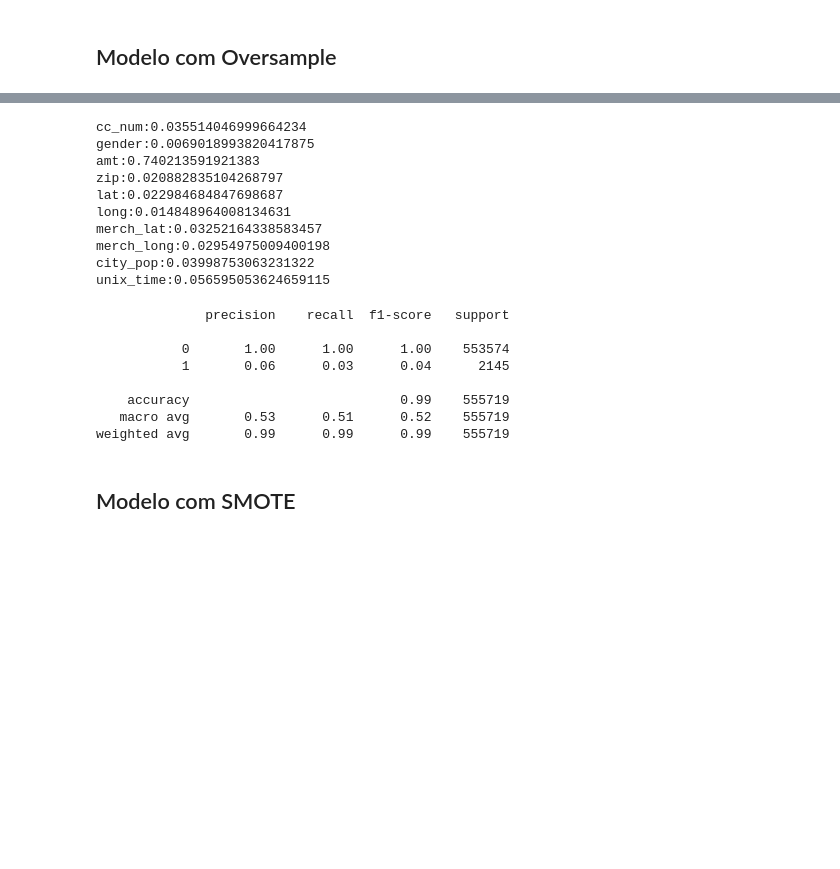
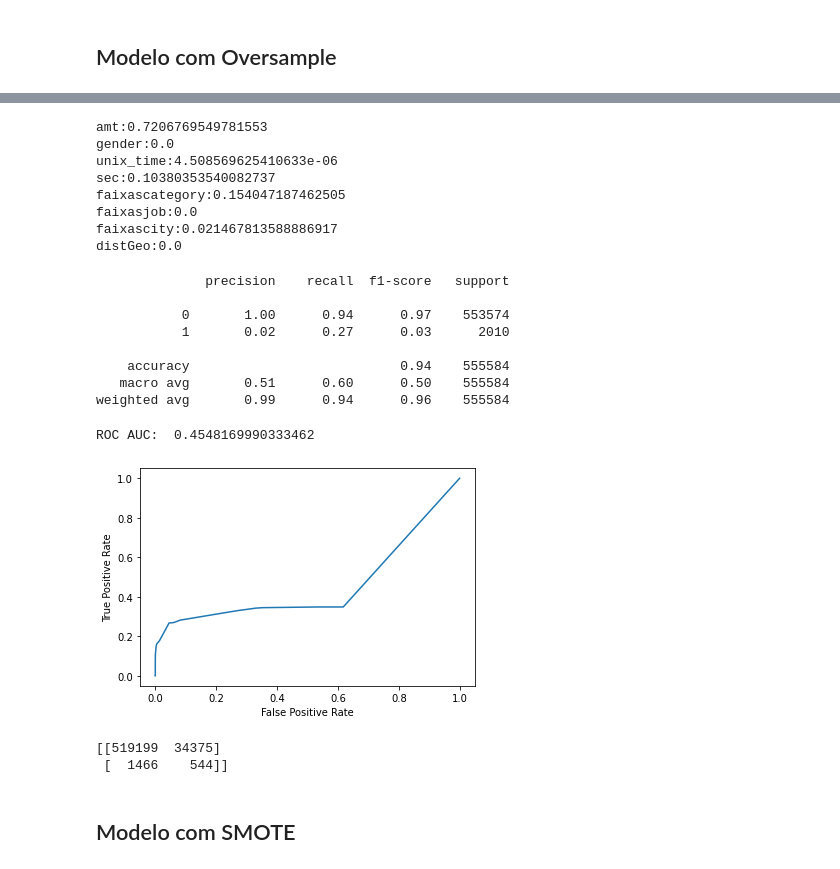
Before and after one commit to cristianomendieta/fraudes-bancarias-CIDAMO, a Jupyter notebook: code/Decision Tree.ipynb, the cells around one changed output, grey strips where cells are left out. Drawn from its saved outputs; the diff is of its cells as text; code cells hidden in the pictures; blank space fills up the shorter version.

```diff
--- a/code/Decision Tree.ipynb
+++ b/code/Decision Tree.ipynb
@@ -99,2 +172,7 @@ weighted avg       1.00      0.84      0.91    555719
 # %% [markdown]
 ## Modelo com Oversample
+# %%
+X_train_over = data_oversample[atributes]
+y_train_over = data_oversample['is_fraud']
+
+grid_search_dt.fit(X_train_over, y_train_over)
@@ -101,33 +187,47 @@ weighted avg       1.00      0.84      0.91    555719
+# %%
+gs_params = grid_search_dt.best_params_
 # %%
-X_train = data_oversample[atributes]
-y_train = data_oversample['is_fraud']
-
-dt = DecisionTreeClassifier()
-dt = dt.fit(X_train, y_train)
-for atribute,importance in zip(X_train.columns,dt.feature_importances_):
+dt = DecisionTreeClassifier(random_state=42, criterion=gs_params['criterion'], max_depth=gs_params['max_depth'])
+dt = dt.fit(X_train_over, y_train_over)
+for atribute,importance in zip(X_train_over.columns,dt.feature_importances_):
     print("{}:{}".format(atribute, importance))
 # %% [output]
-cc_num:0.035514046999664234
-gender:0.0069018993820417875
-amt:0.740213591921383
-zip:0.020882835104268797
-lat:0.022984684847698687
-long:0.014848964008134631
-merch_lat:0.03252164338583457
-merch_long:0.02954975009400198
-city_pop:0.03998753063231322
-unix_time:0.056595053624659115
+amt:0.7206769549781553
+gender:0.0
+unix_time:4.508569625410633e-06
+sec:0.10380353540082737
+faixascategory:0.154047187462505
+faixasjob:0.0
+faixascity:0.021467813588886917
+distGeo:0.0
 # %%
-result = dt.predict(X_test)
+result = grid_search_dt.predict(X_test)
 print(metrics.classification_report(y_test,result))
 # %% [output]
               precision    recall  f1-score   support
 
-           0       1.00      1.00      1.00    553574
-           1       0.06      0.03      0.04      2145
+           0       1.00      0.94      0.97    553574
+           1       0.02      0.27      0.03      2010
 
-    accuracy                           0.99    555719
-   macro avg       0.53      0.51      0.52    555719
-weighted avg       0.99      0.99      0.99    555719
+    accuracy                           0.94    555584
+   macro avg       0.51      0.60      0.50    555584
+weighted avg       0.99      0.94      0.96    555584
+# %%
+y_predict_proba = dt.predict_proba(X_test)[:,1]
+fpr, tpr, _ = metrics.roc_curve(y_test, y_predict_proba)
+print('\nROC AUC: ', metrics.roc_auc_score(y_test, y_predict_proba))
+
+plt.plot(fpr, tpr)
+plt.ylabel('True Positive Rate')
+plt.xlabel('False Positive Rate')
+plt.show()
+# %% [output]
+ROC AUC:  0.4548169990333462
+[figure, added]
+# %%
+print(metrics.confusion_matrix(y_test, result))
+# %% [output]
+[[519199  34375]
+ [  1466    544]]
 # %% [markdown]
 ## Modelo com SMOTE
```
Also changed, not shown: parts of 31 cells of this notebook.
